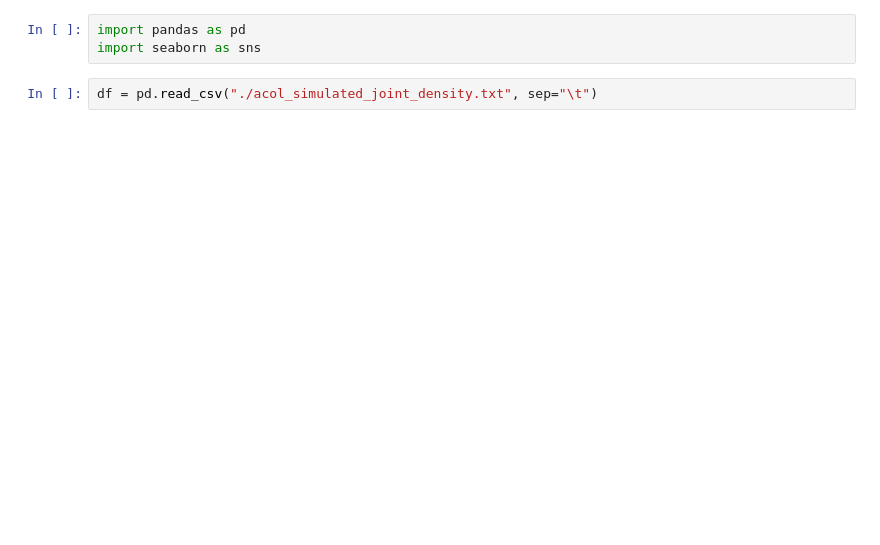
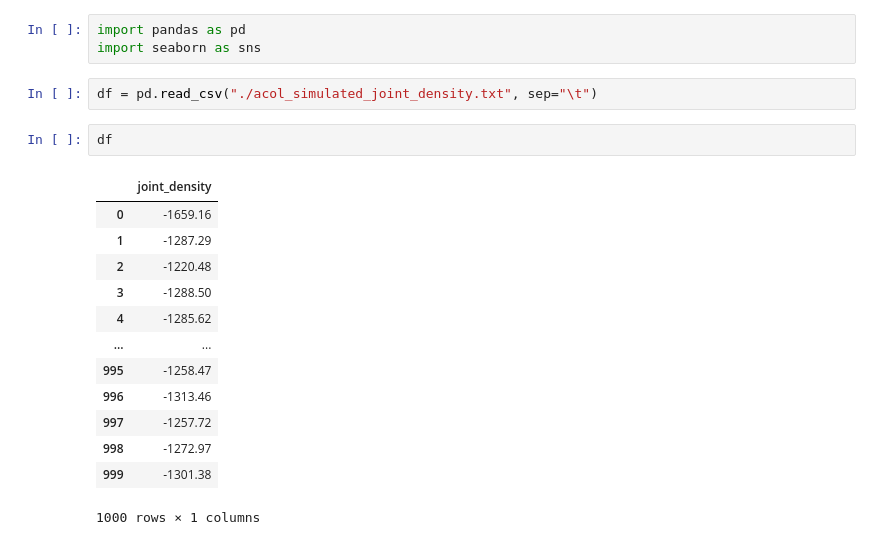
Before and after one commit to anticipated-chemistry-of-life/markov-random-field, a Jupyter notebook: model_validation/balanced_tree/check_convergence.ipynb, the cells around one changed output. Drawn from its saved outputs; the diff is of its cells as text; blank space fills up the shorter version.

```diff
--- a/model_validation/balanced_tree/check_convergence.ipynb
+++ b/model_validation/balanced_tree/check_convergence.ipynb
@@ -3,4 +3,20 @@ import pandas as pd
 import seaborn as sns
 # %%
 df = pd.read_csv("./acol_simulated_joint_density.txt", sep="\t")
+# %%
+df
+# %% [output]
+|  | joint_density |
+| 0 | -1659.16 |
+| 1 | -1287.29 |
+| 2 | -1220.48 |
+| 3 | -1288.50 |
+| 4 | -1285.62 |
+| ... | ... |
+| 995 | -1258.47 |
+| 996 | -1313.46 |
+| 997 | -1257.72 |
+| 998 | -1272.97 |
+| 999 | -1301.38 |
+1000 rows × 1 columns
 # %%
```
Also changed, not shown: parts of 1 cell of this notebook, 13 other files.
